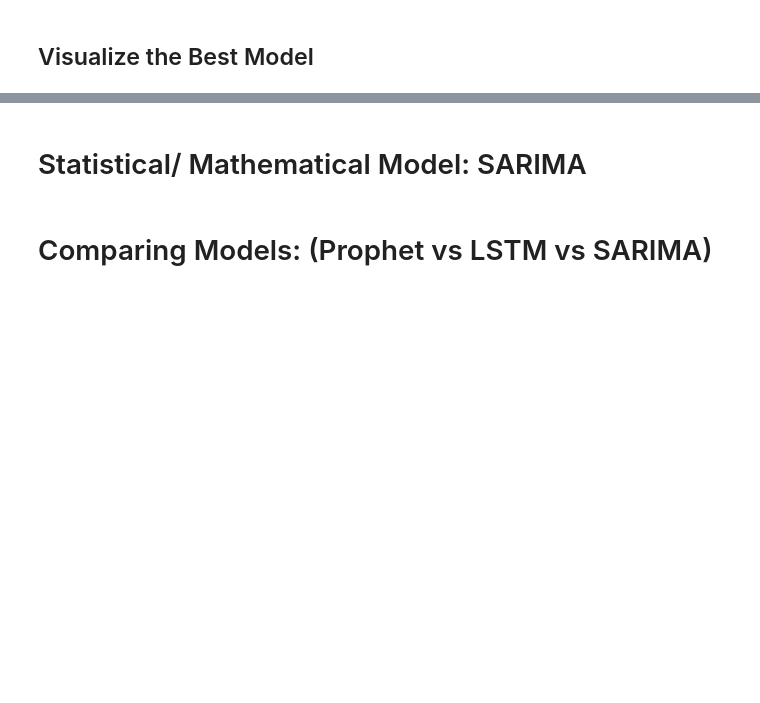
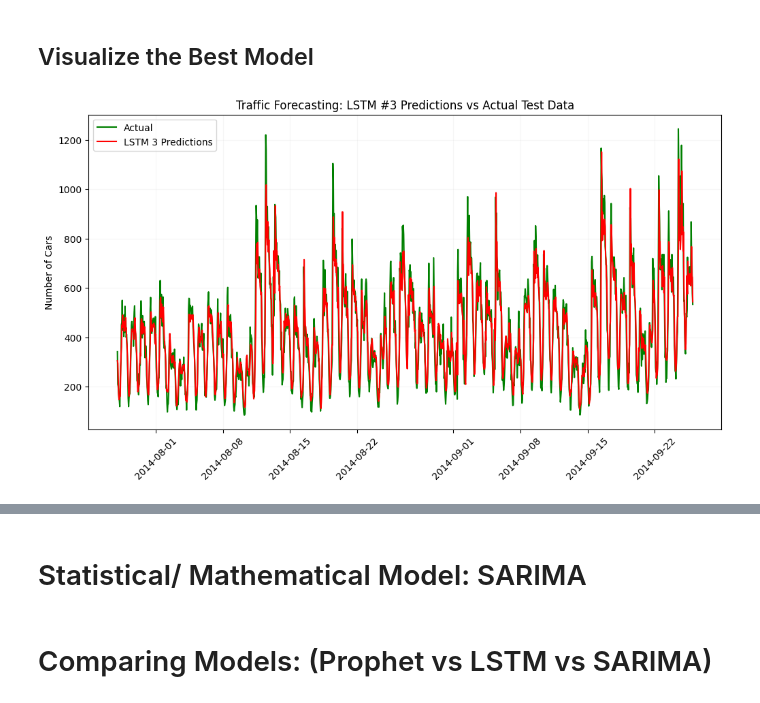
Before and after one commit to rkaushick-neu/traffic-forecasting, a Jupyter notebook: traffic_forecast_1.ipynb, the cells around one changed output, grey strips where cells are left out. Drawn from its saved outputs; the diff is of its cells as text; code cells hidden in the pictures; blank space fills up the shorter version.

```diff
--- a/traffic_forecast_1.ipynb
+++ b/traffic_forecast_1.ipynb
@@ -1086,0 +1164,10 @@ print(f"Best RMSE: {-best_bayes_result['target']}")
+# %%
+# Training the best grid search model
+history = model.fit(
+    X_train, y_train,
+    epochs=100,
+    batch_size=32,
+    validation_split=0.1,
+    callbacks=[early_stopping],
+    verbose=0
+)
@@ -1086,0 +1314,6 @@ print(f"Best RMSE: {-best_bayes_result['target']}")
+# %%
+print("Starting Grid Search #2...")
+best_grid2_params, best_grid2_rmse, best_grid2_model = grid_search_lstm()
+print("\nGrid Search Results:\n")
+print(f"Best parameters: {best_grid2_params}")
+print(f"Best RMSE: {best_grid2_rmse}")
@@ -1086,0 +1360,4 @@ print(f"Best RMSE: {-best_bayes_result['target']}")
+# %%
+# Making predictions on train & test sets
+lstm_3_train_predict = best_grid2_model.predict(X_train)
+lstm_3_test_predict = best_grid2_model.predict(X_test)
@@ -1086,0 +1367,6 @@ print(f"Best RMSE: {-best_bayes_result['target']}")
+# %%
+# Inverse transform on predictions
+lstm_3_train_predict = scaler.inverse_transform(lstm_3_train_predict)
+# y_train_inv = scaler.inverse_transform([y_train])
+lstm_3_test_predict = scaler.inverse_transform(lstm_3_test_predict)
+# y_test_inv = scaler.inverse_transform([y_test])
@@ -1087,2 +1429,14 @@ print(f"Best RMSE: {-best_bayes_result['target']}")
 # %% [markdown]
 ## Visualize the Best Model
+# %%
+# plotting the graph of the model on testing data
+plt.figure(figsize=(12,6))
+plt.plot(df.index[-len(lstm_3_test_predict):], y_test_inv.T, label='Actual', color='green')
+plt.plot(df.index[-len(lstm_3_test_predict):], lstm_3_test_predict, label='LSTM 3 Predictions', color='red')
+plt.title('Traffic Forecasting: LSTM #3 Predictions vs Actual Test Data')
+plt.ylabel('Number of Cars')
+plt.legend()
+plt.xticks(rotation=45)
+plt.grid(True, alpha=0.1)
+# %% [output]
+[figure, added]
```
Also changed, not shown: parts of 51 cells of this notebook.
